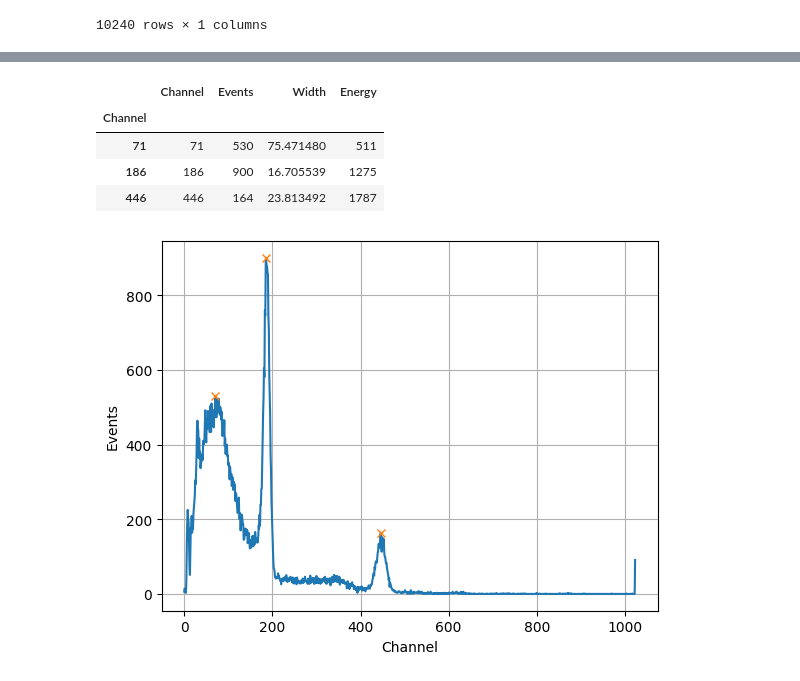
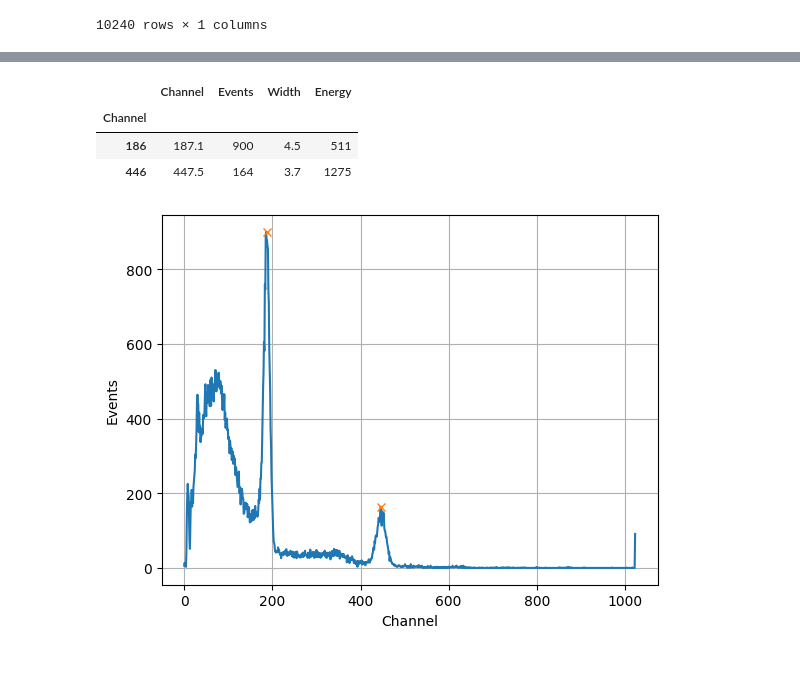
Before and after one commit to RombusBombus/AP3, a Jupyter notebook: RAD/RAD.ipynb, the cells around one changed output, grey strips where cells are left out. Cells and saved outputs as stored; diff of their text form; code cells hidden in the pictures.

```diff
--- a/RAD/RAD.ipynb
+++ b/RAD/RAD.ipynb
@@ -97,12 +82,16 @@ peaks
 # %%
+peaks = get_peaks("Na22")
 na_peaks = peaks.drop(index=[8, 30])
 na_peaks["Energy"] = [511, 1275, 1787]
+na_peaks["Width"] = [23.4, 4.5, 3.7]
+na_peaks["Channel"] = [62.2, 187.1, 447.5]
+na_peaks = na_peaks.drop(index=[71])
+na_peaks["Energy"] = [511, 1275]
 peak_plot("Na22", na_peaks)
 na_peaks
 # %% [output]
 |  | Channel | Events | Width | Energy |
 | Channel |  |  |  |  |
-| 71 | 71 | 530 | 75.471480 | 511 |
-| 186 | 186 | 900 | 16.705539 | 1275 |
-| 446 | 446 | 164 | 23.813492 | 1787 |
+| 186 | 187.1 | 900 | 4.5 | 511 |
+| 446 | 447.5 | 164 | 3.7 | 1275 |
-[figure, old version]
+[figure, new version]
```
Also changed, not shown: parts of 11 cells of this notebook.
